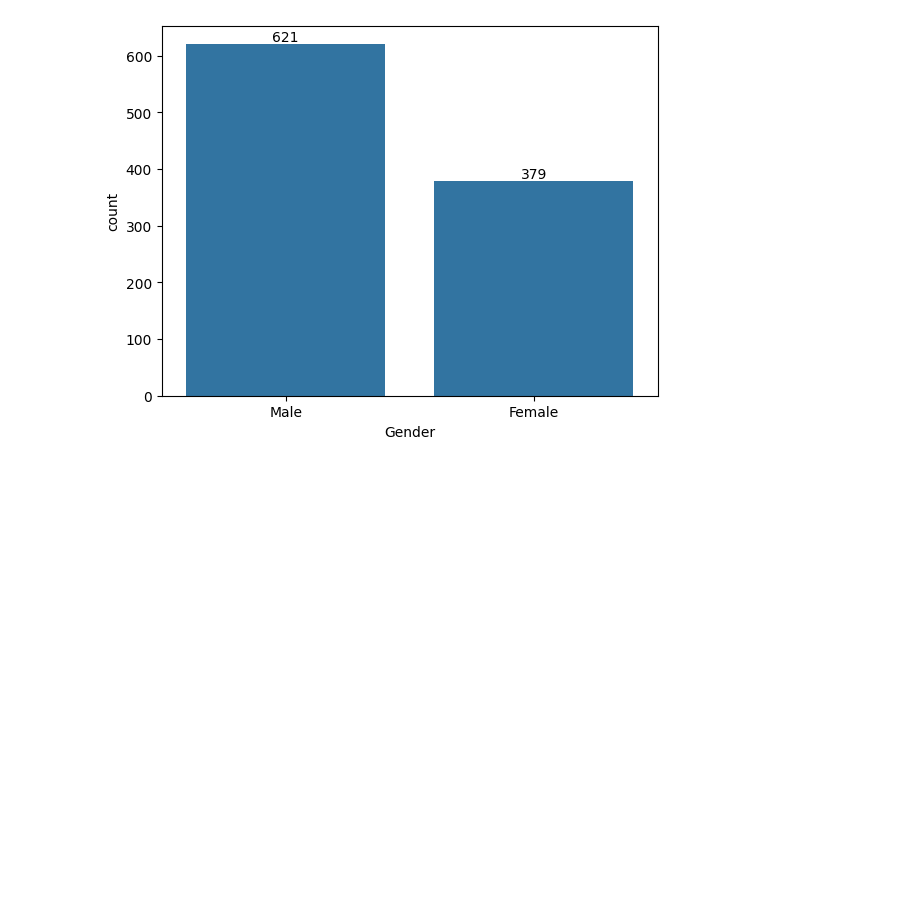
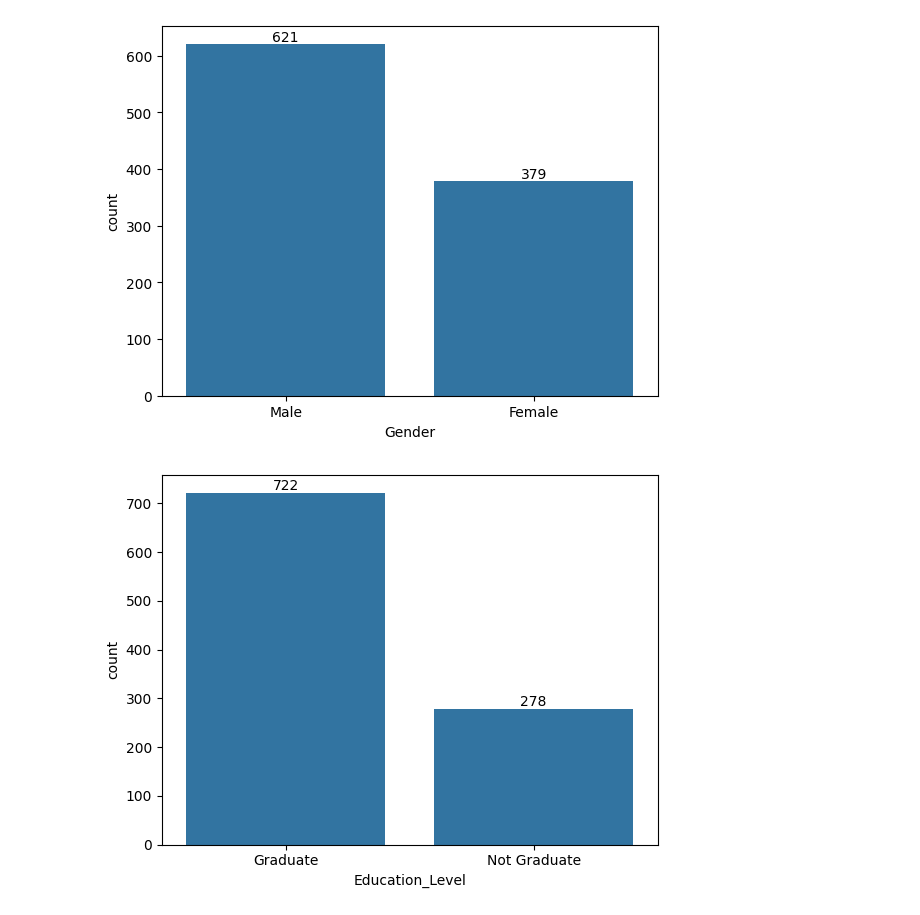
Before and after one commit to Vanshaj14Mohan/CreditWise-Loan-Approval-System, a Jupyter notebook: Files/main.ipynb, the cells around one changed output. Saved outputs shown, nothing was run; the diff lists cells and outputs as text; code cells hidden in the pictures; blank space fills up the shorter version.

```diff
--- a/Files/main.ipynb
+++ b/Files/main.ipynb
@@ -243,3 +243,13 @@ plt.ylabel="Count"
 plt.show()
 # %% [output]
 [figure]
+# %%
+# Same for education
+edu_count = df["Education_Level"].value_counts()
+ax = sns.barplot(edu_count)
+ax.bar_label(ax.containers[0])
+plt.xlabel="Education Level"
+plt.ylabel="Count"
+plt.show()
+# %% [output]
+[figure, added]
```
Also changed, not shown: parts of 1 cell of this notebook.
